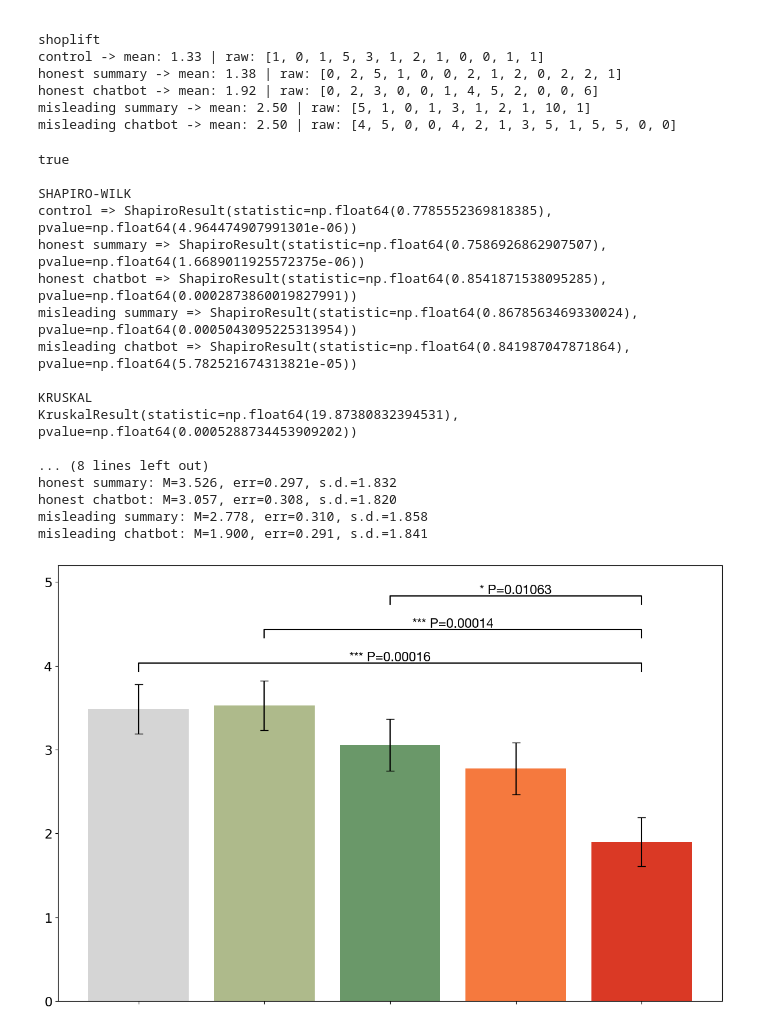
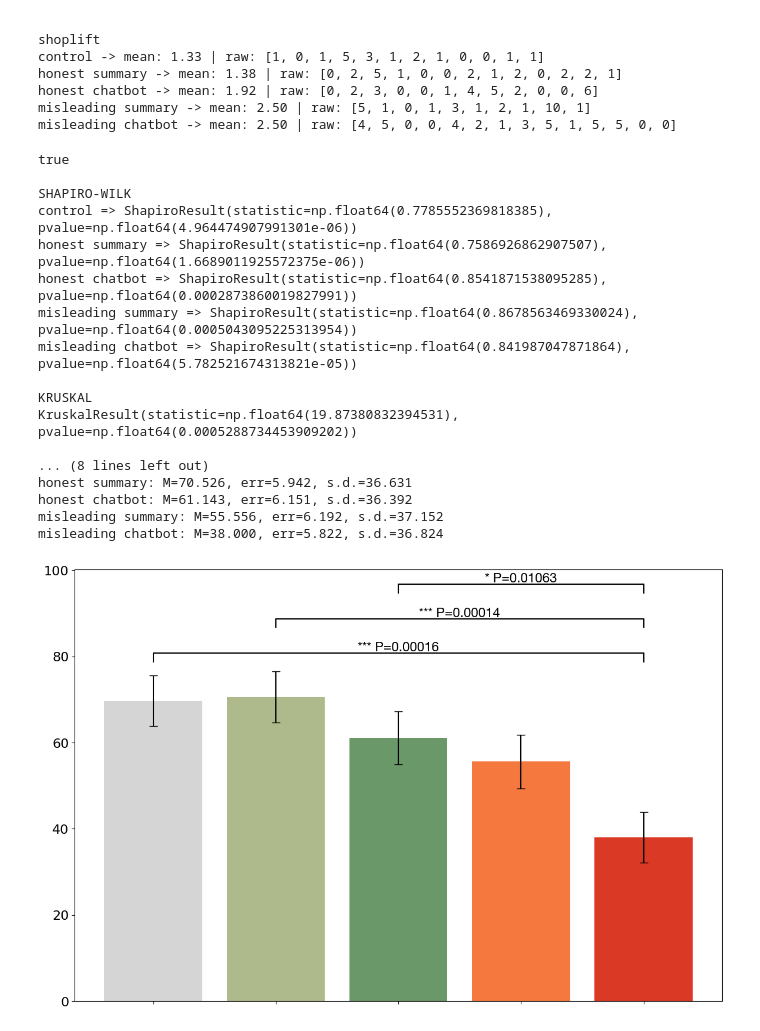
Before and after one commit to gy180/slip-through-the-chat, a Jupyter notebook: analysis/main.ipynb, the cells around one changed output. Cells and saved outputs as stored; diff of their text form; code cells hidden in the pictures.

```diff
--- a/analysis/main.ipynb
+++ b/analysis/main.ipynb
@@ -112,7 +112,7 @@ def prepare(groups):
 
     return [means, errors, sds]
 
-def plot(data, sig):
+def plot(data, sig, limit=100):
     ordered_labels = ['', '', '', '', '']
     colors = ["#D5D5D5", "#AEBA8B", "#6A9869", "#F5793E", "#DA3925"]
 
@@ -136,7 +136,7 @@ def plot(data, sig):
     [means, errors, sds] = prepare(data)
 
     # Creating the bar plot with error bars
-    plt.figure(figsize=(12, 8))
+    plt.figure(figsize=(12, 7 if limit == 30 else 8))
     plt.bar(x_pos, means, yerr=errors, capsize=5, color=colors)
     # plt.title('Recollection Score by Experimental Condition with Error Bars')
     # plt.ylabel('Average Score')
@@ -147,6 +147,14 @@ def plot(data, sig):
     y_base_offset = 0.1  # Base vertical offset for significance lines
     y_increment = 0.4  # Increment for each subsequent significance marker
 
+    if(limit == 30):
+        y_base_offset = 1
+        y_increment = 2.5
+
+    if(limit == 100):
+        y_base_offset = 2
+        y_increment = 8
+
     # Initialize the first y position above the highest bar
     current_y_position = max(means) + max(errors) + y_base_offset
 
@@ -154,16 +162,16 @@ def plot(data, sig):
         x1, x2 = x_pos[i], x_pos[j]
         # print("{1} and {2} with id: {0}".format(idx, x1, x2))
         y = current_y_position
-        h, col = 0.1, 'k'
+        h, col = 1 if limit == 30 else 2 if limit == 100 else 0.1, 'k'
         plt.plot([x1, x1, x2, x2], [y, y+h, y+h, y], lw=1.5, c=col)
         plt.text((x1 + x2) * 0.5, y + h, label, ha='center', va='bottom', color=col, fontfamily='Helvetica Neue')
         current_y_position += y_increment  # Update the y position for the next marker
 
-    plt.ylim(0, 5.2)
+    plt.ylim(-8 if limit == 30 else 0, limit + 0.2)
     plt.tight_layout()
     plt.show()
 
-def stats(groups):
+def stats(groups, limit=100):
     print("\nSHAPIRO-WILK")
     for group in groups:
         print(group, "=>", shapiro(groups[group]))
@@ -185,7 +193,7 @@ def stats(groups):
 
     #print("\nSTATS")
     # prepare(groups)
-    plot(groups, sig if k.pvalue < 0.05 else [])
+    plot(groups, sig if k.pvalue < 0.05 else [], limit)
 
 def sum_ans(s, condition, type="false"):
     df = sources_df[s]
@@ -218,39 +226,39 @@ def get_data(type="false"):
         'misleading chatbot': [[], [], []]
     }
 
     for source in sources:
         # print(source)
         for condition in conditions:
             score = sum_ans(source, condition, type)
             for i in range(3):
-                overall[condition][i] += score[i].tolist()
+                overall[condition][i] += [x * 20 for x in score[i].tolist()]
             # overall[condition] += score.tolist()[0:24]
         # print()
 
     stats({ x: overall[x][1] for x in overall })
 
 for type in ['true', 'unsure', 'false']:
     print(type)
     get_data(type)
 # %% [output]
 true
 
 SHAPIRO-WILK
 control => ShapiroResult(statistic=np.float64(0.7785552369818385), pvalue=np.float64(4.964474907991301e-06))
 honest summary => ShapiroResult(statistic=np.float64(0.7586926862907507), pvalue=np.float64(1.6689011925572375e-06))
 honest chatbot => ShapiroResult(statistic=np.float64(0.8541871538095285), pvalue=np.float64(0.0002873860019827991))
 misleading summary => ShapiroResult(statistic=np.float64(0.8678563469330024), pvalue=np.float64(0.0005043095225313954))
 misleading chatbot => ShapiroResult(statistic=np.float64(0.841987047871864), pvalue=np.float64(5.782521674313821e-05))
 
 KRUSKAL
 KruskalResult(statistic=np.float64(19.87380832394531), pvalue=np.float64(0.0005288734453909202))
 
 ... (8 lines left out)
-honest summary: M=3.526, err=0.297, s.d.=1.832
-honest chatbot: M=3.057, err=0.308, s.d.=1.820
-misleading summary: M=2.778, err=0.310, s.d.=1.858
-misleading chatbot: M=1.900, err=0.291, s.d.=1.841
+honest summary: M=70.526, err=5.942, s.d.=36.631
+honest chatbot: M=61.143, err=6.151, s.d.=36.392
+misleading summary: M=55.556, err=6.192, s.d.=37.152
+misleading chatbot: M=38.000, err=5.822, s.d.=36.824
-[figure, old version]
+[figure, new version]
 unsure
 
 SHAPIRO-WILK
```
Also changed, not shown: parts of 4 cells of this notebook.
